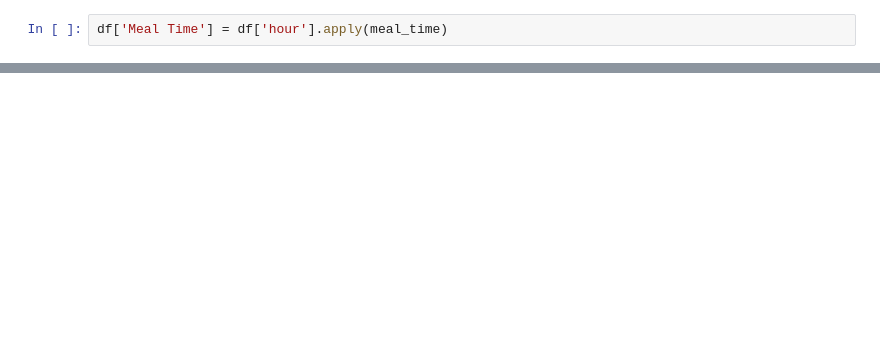
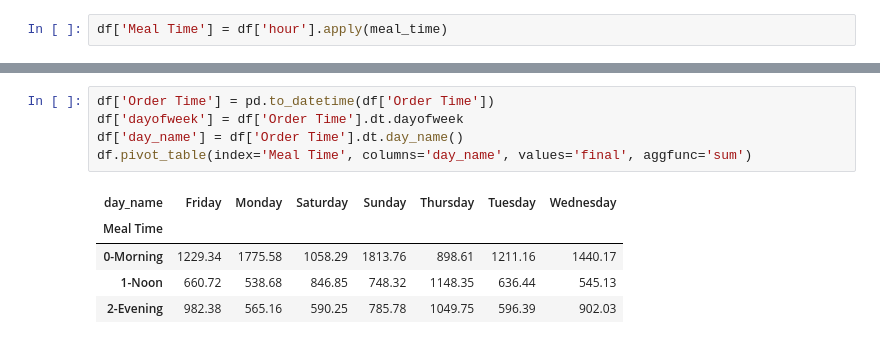
Before and after one commit to MaysamSolaymani/PandasNumpy, a Jupyter notebook: code/Restaurant.ipynb, the cells around one changed output, grey strips where cells are left out. Cells and saved outputs as stored; diff of their text form; blank space fills up the shorter version.

```diff
--- a/code/Restaurant.ipynb
+++ b/code/Restaurant.ipynb
@@ -82,0 +135,11 @@ df.groupby(['Meal Time', 'Food Item']).size().unstack(fill_value=0)
+# %%
+df['Order Time'] = pd.to_datetime(df['Order Time'])
+df['dayofweek'] = df['Order Time'].dt.dayofweek
+df['day_name'] = df['Order Time'].dt.day_name()
+df.pivot_table(index='Meal Time', columns='day_name', values='final', aggfunc='sum')
+# %% [output]
+| day_name | Friday | Monday | Saturday | Sunday | Thursday | Tuesday | Wednesday |
+| Meal Time |  |  |  |  |  |  |  |
+| 0-Morning | 1229.34 | 1775.58 | 1058.29 | 1813.76 | 898.61 | 1211.16 | 1440.17 |
+| 1-Noon | 660.72 | 538.68 | 846.85 | 748.32 | 1148.35 | 636.44 | 545.13 |
+| 2-Evening | 982.38 | 565.16 | 590.25 | 785.78 | 1049.75 | 596.39 | 902.03 |
```
Also changed, not shown: parts of 8 cells of this notebook, 2 other files.
